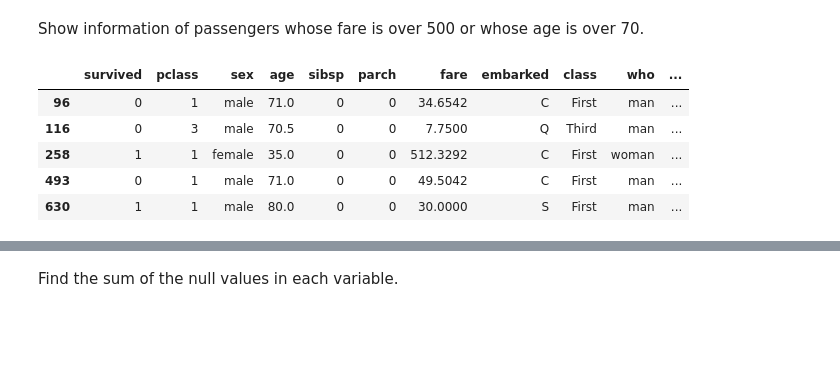
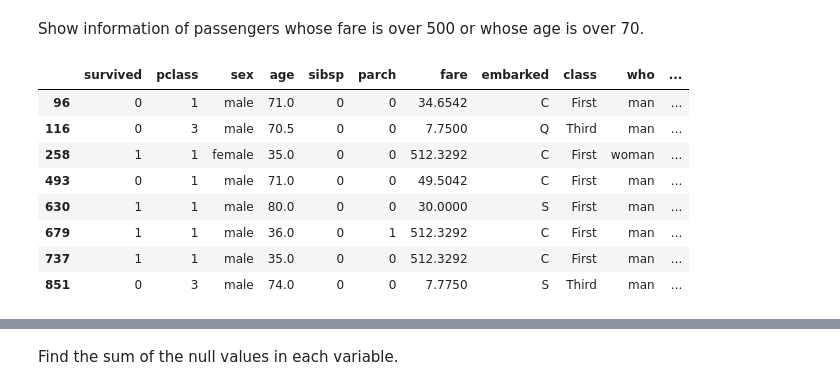
Before and after one commit to dilekdd/Pandas_Exercises_1, a Jupyter notebook: pandas-exercises-1.ipynb, the cells around one changed output, grey strips where cells are left out. Saved outputs shown, nothing was run; the diff lists cells and outputs as text; code cells hidden in the pictures; blank space fills up the shorter version.

```diff
--- a/pandas-exercises-1.ipynb
+++ b/pandas-exercises-1.ipynb
@@ -158,11 +162,14 @@ task_9.head(5)
 Show information of passengers whose fare is over 500 or whose age is over 70.
 # %%
 task_10 = df[(df["fare"] > 500) | (df["age"] > 70)]
-task_10.head(5)
+task_10
 # %% [output]
 |  | survived | pclass | sex | age | sibsp | parch | fare | embarked | class | who | ... |
 | 96 | 0 | 1 | male | 71.0 | 0 | 0 | 34.6542 | C | First | man | ... |
 | 116 | 0 | 3 | male | 70.5 | 0 | 0 | 7.7500 | Q | Third | man | ... |
 | 258 | 1 | 1 | female | 35.0 | 0 | 0 | 512.3292 | C | First | woman | ... |
 | 493 | 0 | 1 | male | 71.0 | 0 | 0 | 49.5042 | C | First | man | ... |
 | 630 | 1 | 1 | male | 80.0 | 0 | 0 | 30.0000 | S | First | man | ... |
+| 679 | 1 | 1 | male | 36.0 | 0 | 1 | 512.3292 | C | First | man | ... |
+| 737 | 1 | 1 | male | 35.0 | 0 | 0 | 512.3292 | C | First | man | ... |
+| 851 | 0 | 3 | male | 74.0 | 0 | 0 | 7.7750 | S | Third | man | ... |
```
Also changed, not shown: parts of 3 cells of this notebook.
